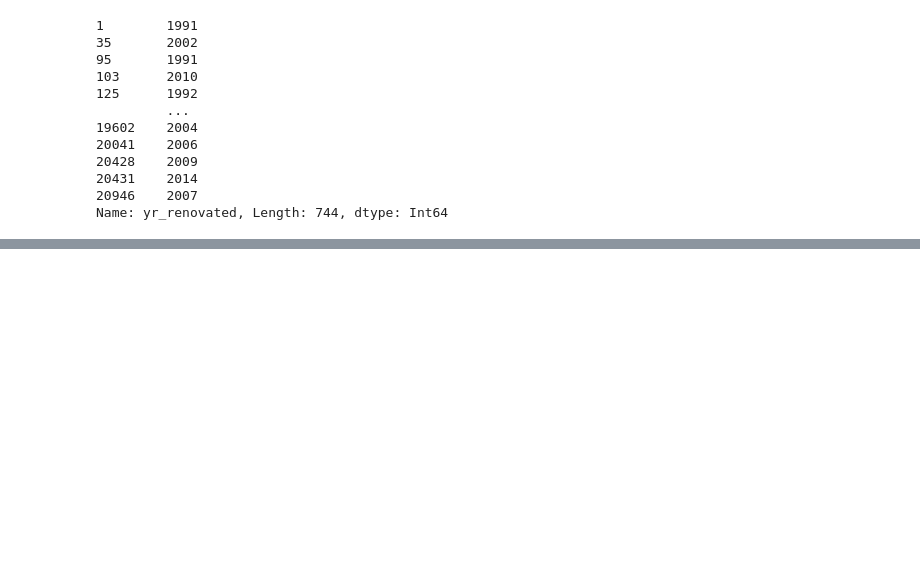
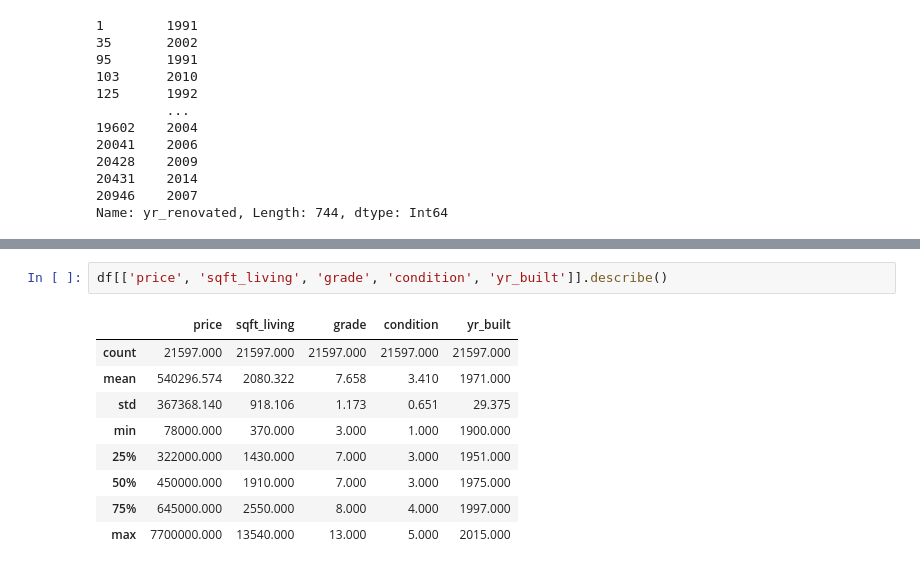
Before and after one commit to leopardb/ds-eda-project, a Jupyter notebook: 04_eda.ipynb, the cells around one changed output, grey strips where cells are left out. Saved outputs shown, nothing was run; the diff lists cells and outputs as text; blank space fills up the shorter version.

```diff
--- a/04_eda.ipynb
+++ b/04_eda.ipynb
@@ -258,0 +264,12 @@ plt.show()
+# %%
+df[['price', 'sqft_living', 'grade', 'condition', 'yr_built']].describe()
+# %% [output]
+|  | price | sqft_living | grade | condition | yr_built |
+| count | 21597.000 | 21597.000 | 21597.000 | 21597.000 | 21597.000 |
+| mean | 540296.574 | 2080.322 | 7.658 | 3.410 | 1971.000 |
+| std | 367368.140 | 918.106 | 1.173 | 0.651 | 29.375 |
+| min | 78000.000 | 370.000 | 3.000 | 1.000 | 1900.000 |
+| 25% | 322000.000 | 1430.000 | 7.000 | 3.000 | 1951.000 |
+| 50% | 450000.000 | 1910.000 | 7.000 | 3.000 | 1975.000 |
+| 75% | 645000.000 | 2550.000 | 8.000 | 4.000 | 1997.000 |
+| max | 7700000.000 | 13540.000 | 13.000 | 5.000 | 2015.000 |
```
Also changed, not shown: parts of 10 cells of this notebook.
